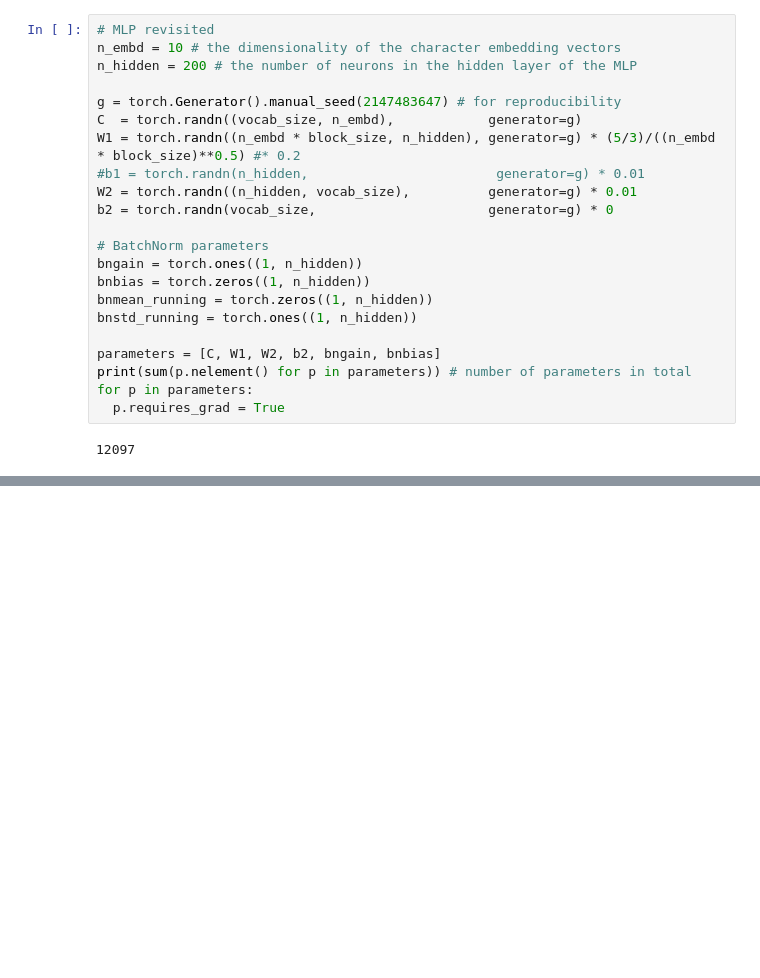
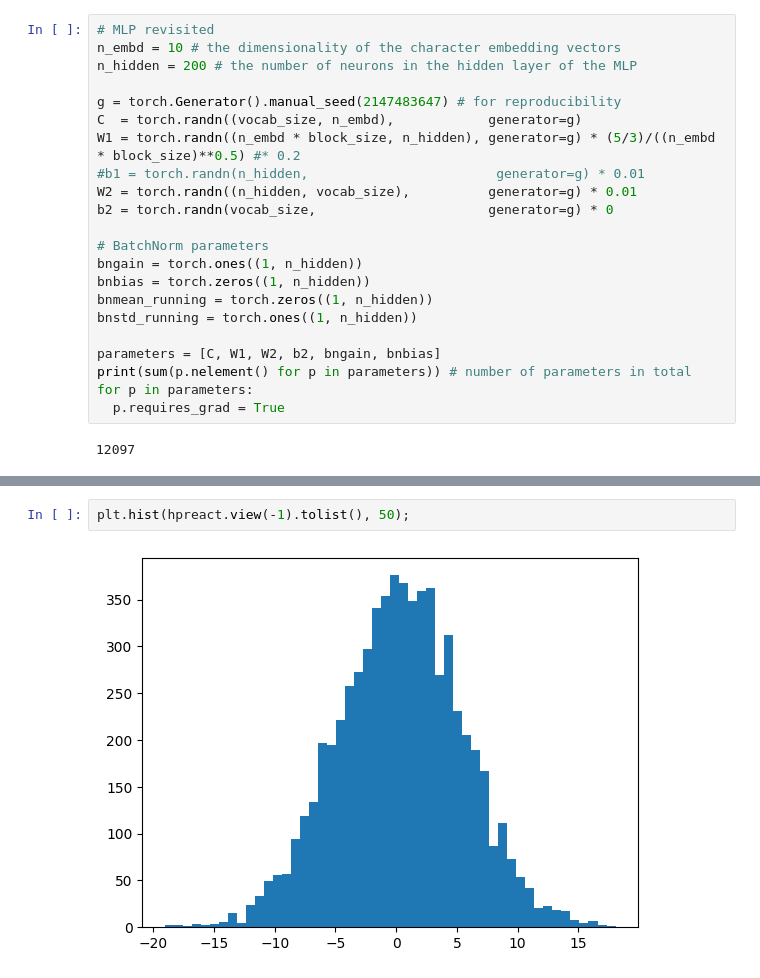
Before and after one commit to emeyva/cs231n-answers, a Jupyter notebook: extra/makemore_pt3.ipynb, the cells around one changed output, grey strips where cells are left out. Saved outputs shown, nothing was run; the diff lists cells and outputs as text; blank space fills up the shorter version.

```diff
--- a/extra/makemore_pt3.ipynb
+++ b/extra/makemore_pt3.ipynb
@@ -157,3 +253,7 @@ KeyboardInterrupt:
+# %%
+plt.hist(hpreact.view(-1).tolist(), 50);
+# %% [output]
+[figure, added]
 # %%
 plt.plot(lossi)
 # %% [output]
```
Also changed, not shown: parts of 21 cells of this notebook.
